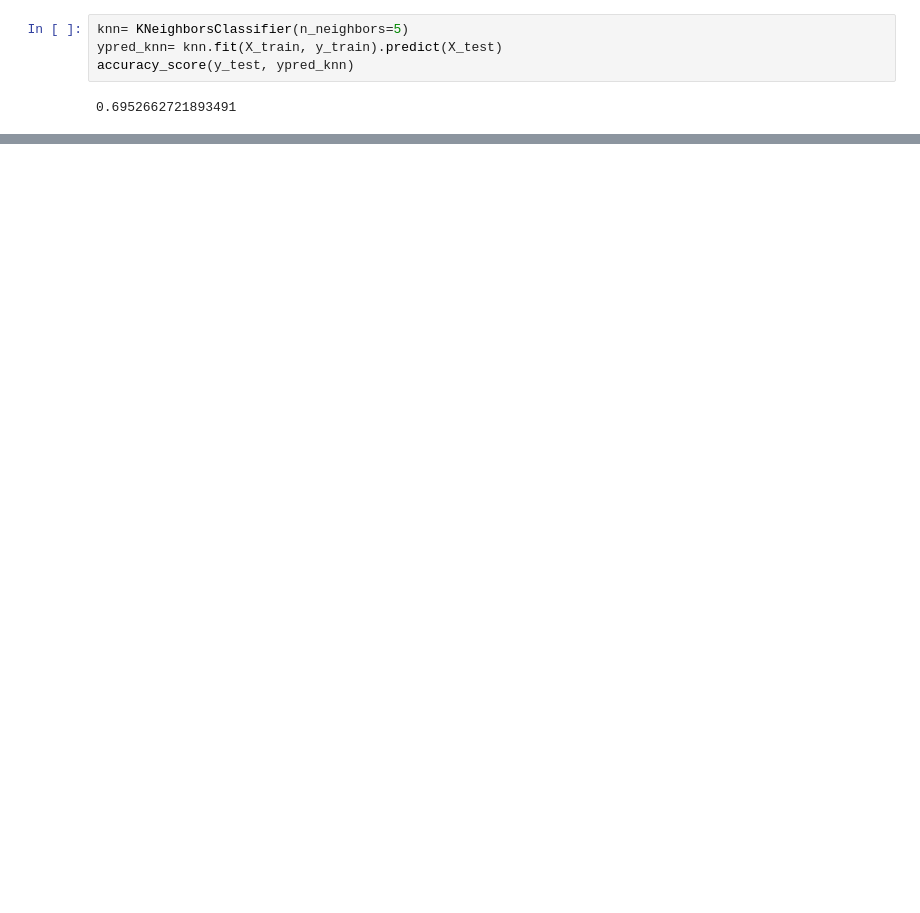
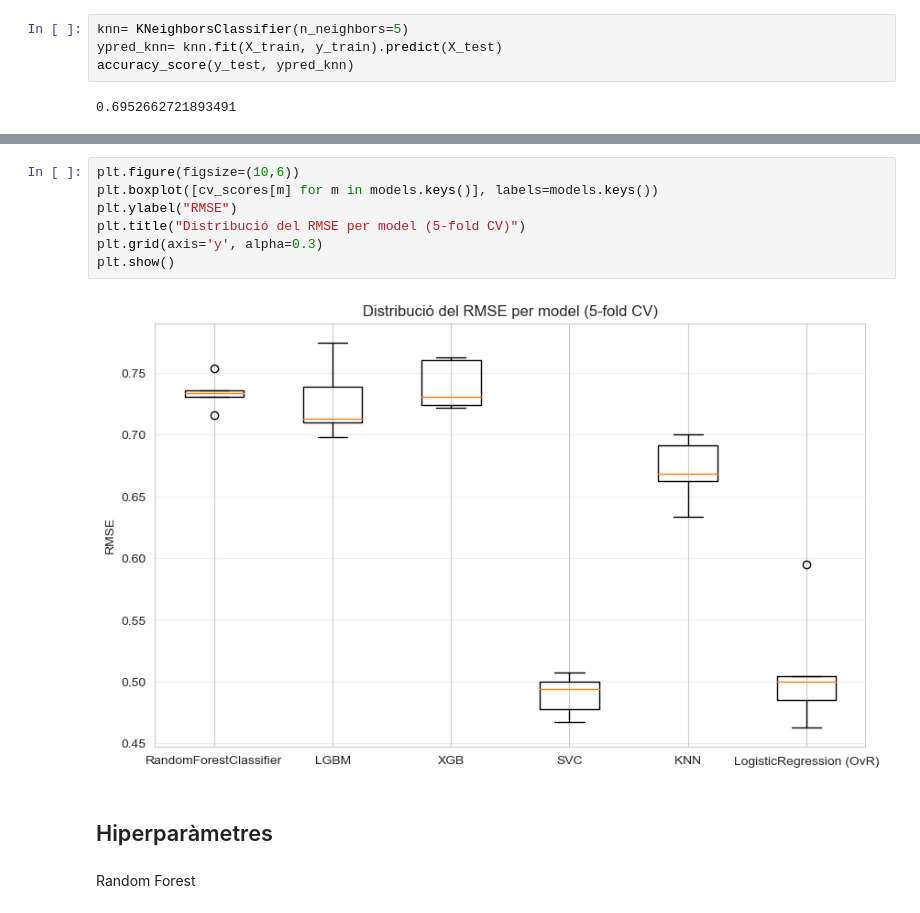
Before and after one commit to natalianavarroriera/Obesitat-APC, a Jupyter notebook: cas_kaggle_classificacio.ipynb, the cells around one changed output, grey strips where cells are left out. Saved outputs shown, nothing was run; the diff lists cells and outputs as text; blank space fills up the shorter version.

```diff
--- a/cas_kaggle_classificacio.ipynb
+++ b/cas_kaggle_classificacio.ipynb
@@ -653,0 +738,13 @@ accuracy_score(y_test, ypred_knn)
+# %%
+plt.figure(figsize=(10,6))
+plt.boxplot([cv_scores[m] for m in models.keys()], labels=models.keys())
+plt.ylabel("RMSE")
+plt.title("Distribució del RMSE per model (5-fold CV)")
+plt.grid(axis='y', alpha=0.3)
+plt.show()
+# %% [output]
+[figure, added]
+# %% [markdown]
+## Hiperparàmetres
+# %% [markdown]
+Random Forest
```
Also changed, not shown: parts of 40 cells of this notebook.
